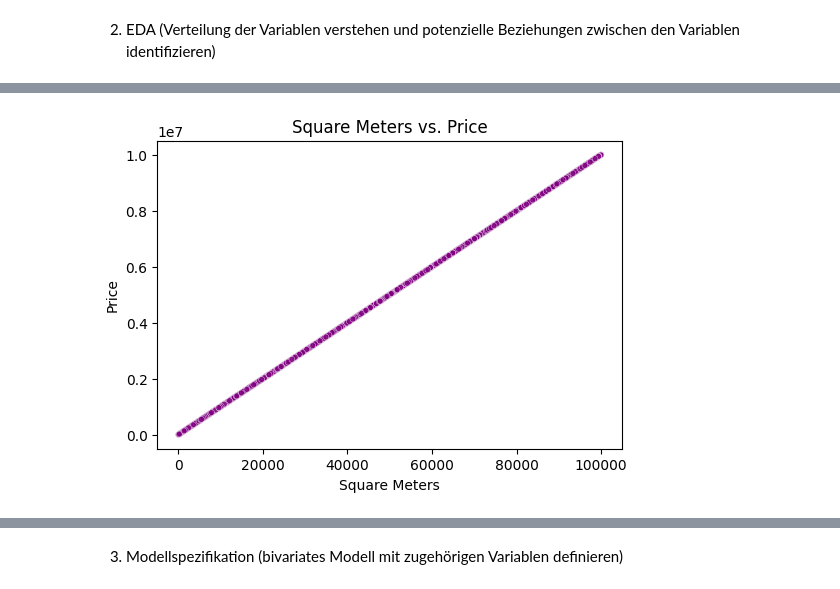
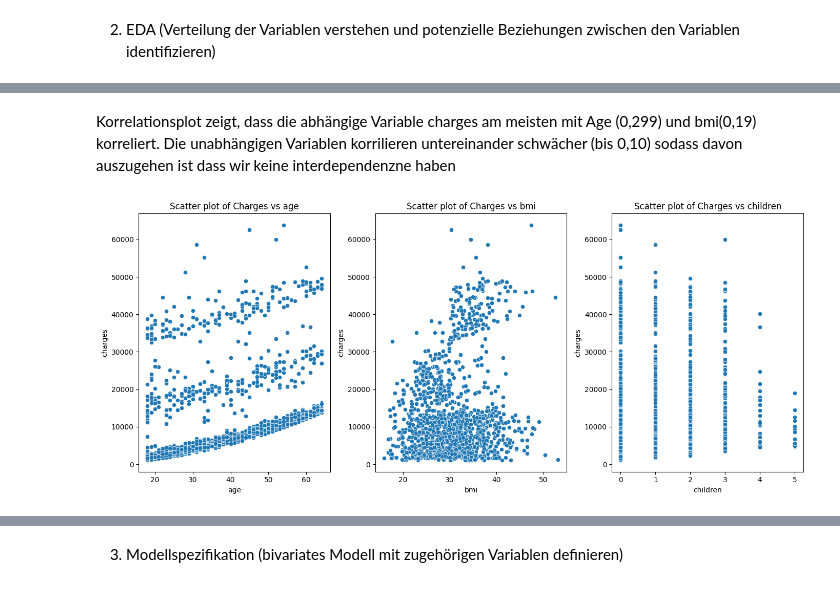
Before and after one commit to BrockherdeT/econometrics, a Jupyter notebook: shared_A1.ipynb, the cells around one changed output, grey strips where cells are left out. Drawn from its saved outputs; the diff is of its cells as text; code cells hidden in the pictures.

```diff
--- a/shared_A1.ipynb
+++ b/shared_A1.ipynb
@@ -119,10 +112,23 @@ Zur Schätzung im bivariaten Modell wird aufgrund der starken Korrelation die Qu
-# %%
-# Scatter plot of SquareMeters vs. Price
-plt.figure(figsize=(6, 4))
-sns.scatterplot(x='squareMeters', y='price', data=housing_data, alpha=0.8, size=1, legend = False, color = 'purple')
-plt.title('Square Meters vs. Price')
-plt.xlabel('Square Meters')
-plt.ylabel('Price')
-plt.show()
-# %% [output]
-[figure, removed]
+# %% [markdown]
+Korrelationsplot zeigt, dass die abhängige Variable charges am meisten mit Age (0,299) und bmi(0,19) korreliert.
+Die unabhängigen Variablen korrilieren untereinander schwächer (bis 0,10) sodass davon auszugehen ist dass wir keine interdependenzne haben
+# %%
+# Scatter plot of independent variables vs. dependent variable with highest correlation
+
+f = plt.figure(figsize=(14,6))
+ax = f.add_subplot(131)
+sns.scatterplot(x='age',y='charges',data=insurance_data,ax=ax)
+ax.set_title('Scatter plot of Charges vs age')
+
+ax = f.add_subplot(132)
+sns.scatterplot(x='bmi',y='charges',data=insurance_data)
+ax.set_title('Scatter plot of Charges vs bmi')
+
+ax = f.add_subplot(133)
+sns.scatterplot(x='children',y='charges',data=insurance_data)
+ax.set_title('Scatter plot of Charges vs children')
+
+plt.tight_layout()
+plt.show()
+# %% [output]
+[figure, added]
```
Also changed, not shown: parts of 33 cells of this notebook, 4 other files.
